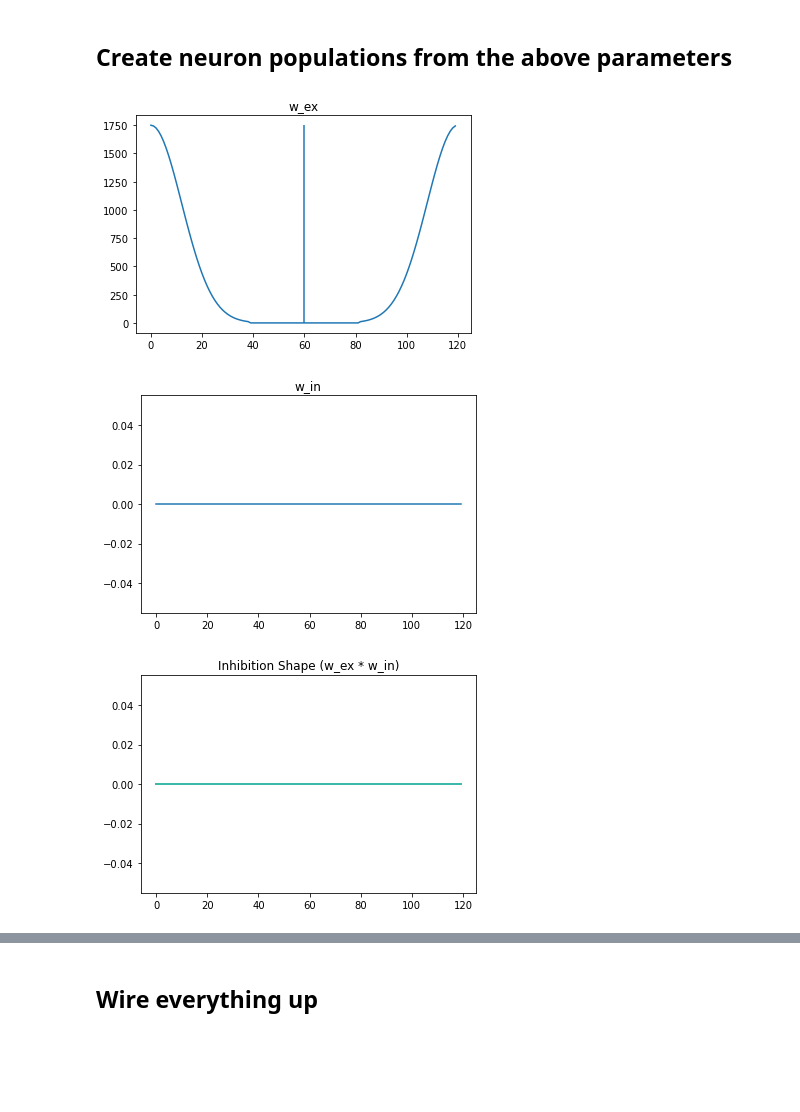
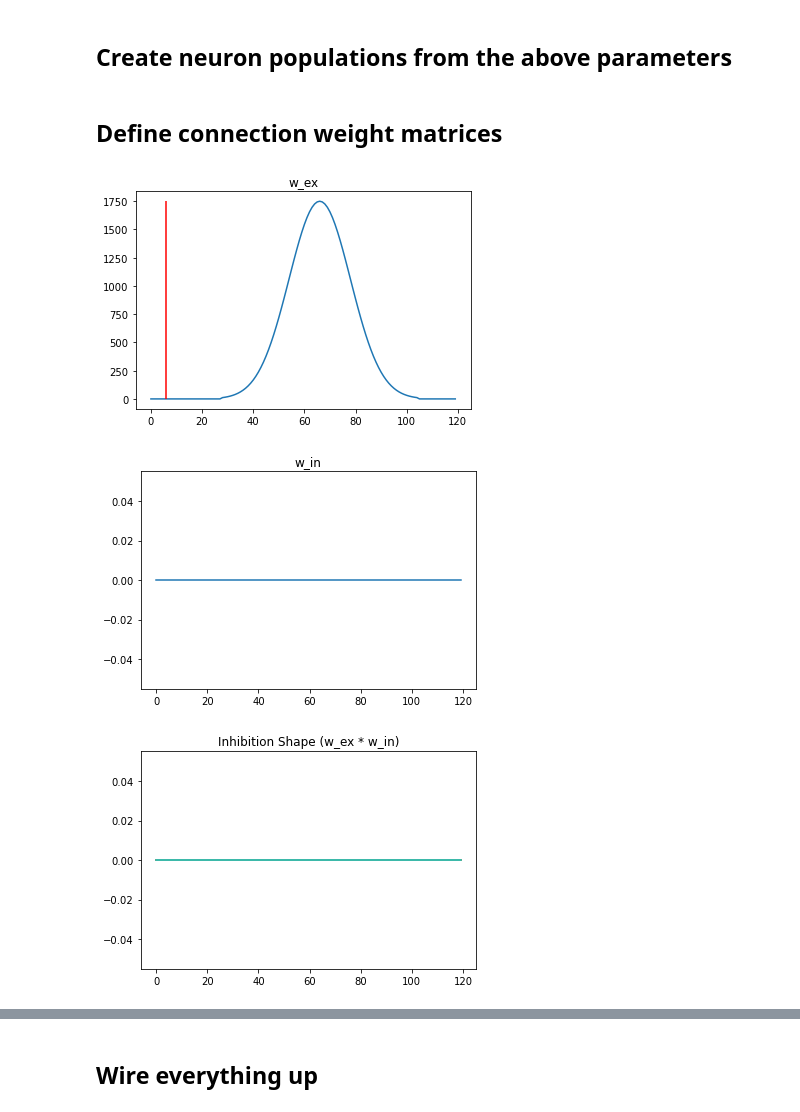
Before and after one commit to TomKnowles1994/GridCellPredNet, a Jupyter notebook: NEST/_Fully Spiking with Corrections.ipynb, the cells around one changed output, grey strips where cells are left out. Saved outputs shown, nothing was run; the diff lists cells and outputs as text; code cells hidden in the pictures; blank space fills up the shorter version.

```diff
--- a/NEST/_Fully Spiking with Corrections.ipynb
+++ b/NEST/_Fully Spiking with Corrections.ipynb
@@ -46,7 +46,7 @@ simulation length: 10.0 mins = 600000 ms
 # N_pyramidals: how many pyramidal cells are there?
 
 calibration_mode = True # Set input to 0, to study static ring
-corrections = True
+corrections = False
 
 N_ex = 120
 N_in = N_ex
@@ -63,7 +63,7 @@ N_pyramidals = N_pa_cells_per_ring ** rings
 
 tension = True
 
-minimum_input = 700#2000#1000
+minimum_input = 675#2000#1000
 
 # Connection Gaussian weight parameters
 
@@ -74,7 +74,7 @@ minimum_input = 700#2000#1000
 # prune_smaller_than: weights below this threshold will become 0, effectively removing the connection
 
 sigma = 0.1#0.12#0.1
-in_sigma = 0.05
+in_sigma = 0.1
 in_cj_sigma = 0.095#0.08#0.09#0.08 # was at about 1-1.02 before, when coming back to this, give these a try
 mu = 0.5
 prune_smaller_than = 10
@@ -106,7 +106,7 @@ smooth_sigma = 10
 # Next week: dropping inhibition is helping with integrating small velocities, try to lower it further and lower excitation too if needs be
 
 base_ex = 1750#4000#5000
-base_in = 0#1500
+base_in = 0#5000#1500
 base_cj = 500
 w_ex_cj = 0
 w_in_cj = 3000#3500#4000#4500#3600#1700#700 # Was about 800 before, put up a lot higher before velocity calculation was changed to properly share out input
@@ -148,8 +148,8 @@ theta = False
 # I_init_pos: where is this applied, in ring index (1-120). NEST, for better or worse, has neuron IDs starting at 1
 
 I_init = 300.0
-I_init_dur = 100.0
-I_init_pos = N_ex//2
+I_init_dur = 2000.0
+I_init_pos = 7 - 1#(N_ex - 1)
 # %% [markdown]
 ## Create neuron populations from the above parameters
 # %%
@@ -191,3 +189,5 @@ input_grid_devices = sim.Create('step_current_generator',N_pyramidals)
+# %% [markdown]
+## Define connection weight matrices
 # %%
 # Empty matrices
 
@@ -204,37 +204,37 @@ for e in range(N_ex):
         # Create gaussian value based on parameters above to define connection strengths
         w_gauss = np.exp(-(d - mu)**2/2/sigma**2) # Exitatory -> inhibitory
         w_ring = np.exp(-(d)**2/2/in_sigma**2) # Inhibitory -> excitatory
         # Assign appropriate weight values to matrices
         w_ex[i,e] = base_ex * w_gauss
         w_in[e,i] = base_in * w_ring
 
 # Very small weights become 0
 
 w_ex[w_ex<prune_smaller_than] = 0
 w_in[w_in<prune_smaller_than] = 0
 
 # Plot weight matrix interactions as a sanity check. Should be an 'arch' of inhibition, leaving the suppressing areas far from the injection site
 
 intrinsic_input = np.tile(450., N_ex)
 
 injection_site = I_init_pos
 
 plt.plot(w_ex[injection_site, :])
-plt.vlines(injection_site, 0, np.max(w_ex))
+plt.vlines(injection_site, 0, np.max(w_ex), color = 'red')
 plt.title("w_ex")
 plt.show()
 
-plt.plot(-w_in[0, :])
-plt.vlines(injection_site, 0, np.min(-w_in))
+plt.plot(-w_in[injection_site, :])
+plt.vlines(injection_site, 0, np.min(-w_in), color = 'red')
 plt.title("w_in")
 plt.show()
 
 plt.plot(w_ex[injection_site, :] * -w_in[:, :])
 plt.vlines(injection_site, 0, np.min(w_ex[injection_site, :] * -w_in))
 plt.title("Inhibition Shape (w_ex * w_in)")
 plt.show()
 # %% [output]
-[figure, old version]
+[figure, new version]
 [figure]
 [figure]
 # %%
```
Also changed, not shown: parts of 9 cells of this notebook.
